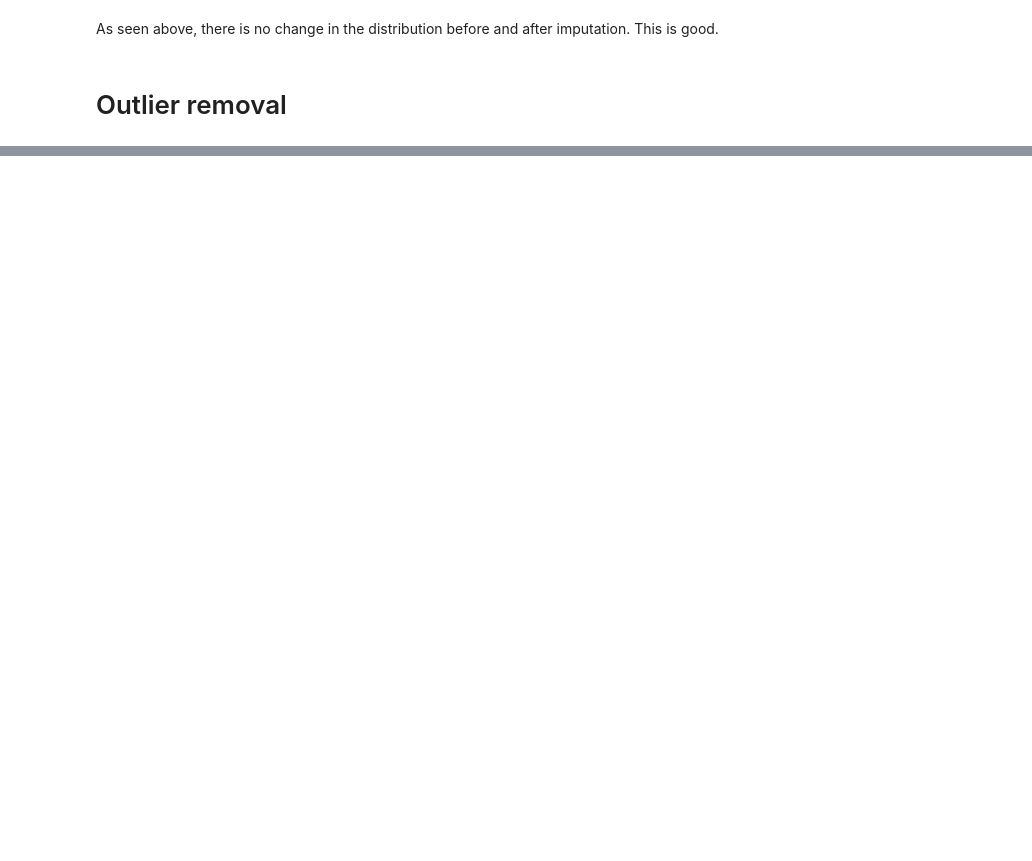
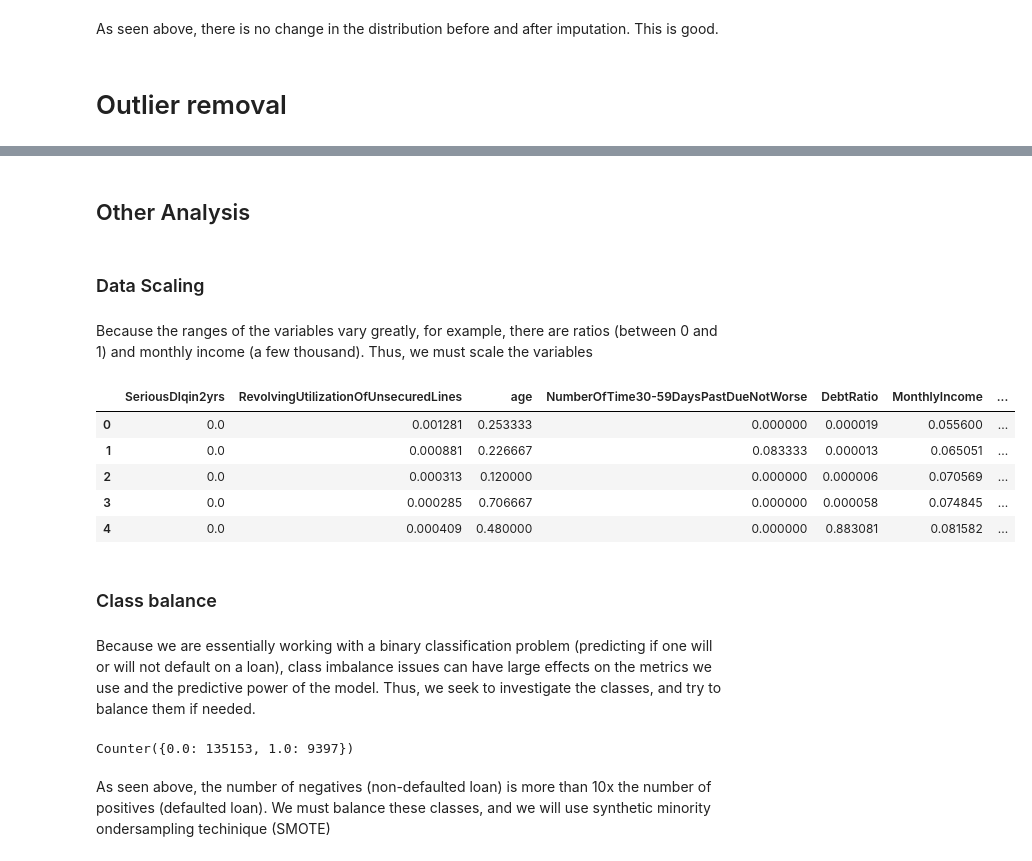
Before and after one commit to HenryLiang-123/binance_assessment, a Jupyter notebook: give_me_credit.ipynb, the cells around one changed output, grey strips where cells are left out. Cells and saved outputs as stored; diff of their text form; code cells hidden in the pictures; blank space fills up the shorter version.

```diff
--- a/give_me_credit.ipynb
+++ b/give_me_credit.ipynb
@@ -129,0 +171,30 @@ memory usage: 12.4 MB
+# %% [markdown]
+## Other Analysis
+# %% [markdown]
+### Data Scaling
+# %% [markdown]
+Because the ranges of the variables vary greatly, for example, there are ratios (between 0 and 1) and monthly income (a few thousand). Thus, we must scale the variables
+# %%
+scaler = MinMaxScaler()
+t = scaler.fit(train_no_outlier)
+train_no_outlier = pd.DataFrame(t.transform(train_no_outlier), columns = train_no_outlier.columns)
+# %%
+train_no_outlier.head()
+# %% [output]
+|  | SeriousDlqin2yrs | RevolvingUtilizationOfUnsecuredLines | age | NumberOfTime30-59DaysPastDueNotWorse | DebtRatio | MonthlyIncome | ... |
+| 0 | 0.0 | 0.001281 | 0.253333 | 0.000000 | 0.000019 | 0.055600 | ... |
+| 1 | 0.0 | 0.000881 | 0.226667 | 0.083333 | 0.000013 | 0.065051 | ... |
+| 2 | 0.0 | 0.000313 | 0.120000 | 0.000000 | 0.000006 | 0.070569 | ... |
+| 3 | 0.0 | 0.000285 | 0.706667 | 0.000000 | 0.000058 | 0.074845 | ... |
+| 4 | 0.0 | 0.000409 | 0.480000 | 0.000000 | 0.883081 | 0.081582 | ... |
+# %% [markdown]
+### Class balance
+# %% [markdown]
+Because we are essentially working with a binary classification problem (predicting if one will or will not default on a loan), class imbalance issues can have large effects on the metrics we use and the predictive power of the model. Thus, we seek to investigate the classes, and try to balance them if needed.
+# %%
+counts = collections.Counter(train_no_outlier["SeriousDlqin2yrs"])
+print(counts)
+# %% [output]
+Counter({0.0: 135153, 1.0: 9397})
+# %% [markdown]
+As seen above, the number of negatives (non-defaulted loan) is more than 10x the number of positives (defaulted loan). We must balance these classes, and we will use synthetic minority ondersampling techinique (SMOTE)
```
Also changed, not shown: parts of 26 cells of this notebook.
